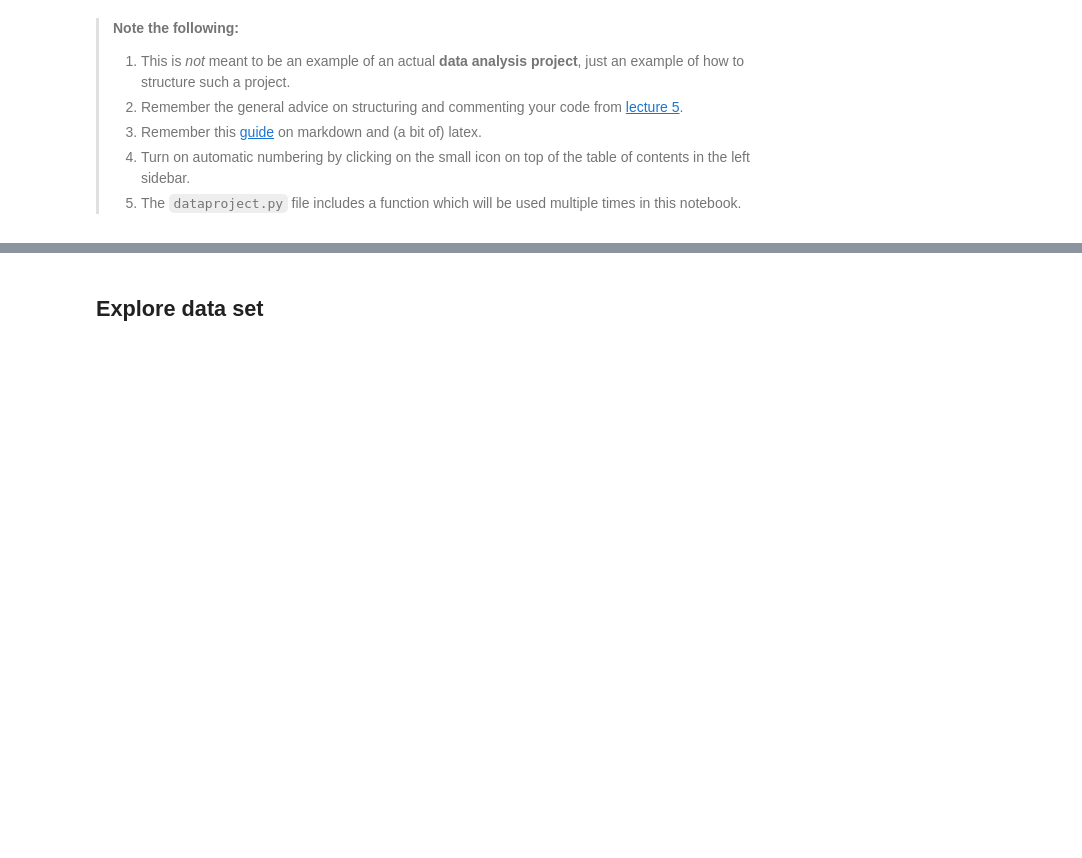
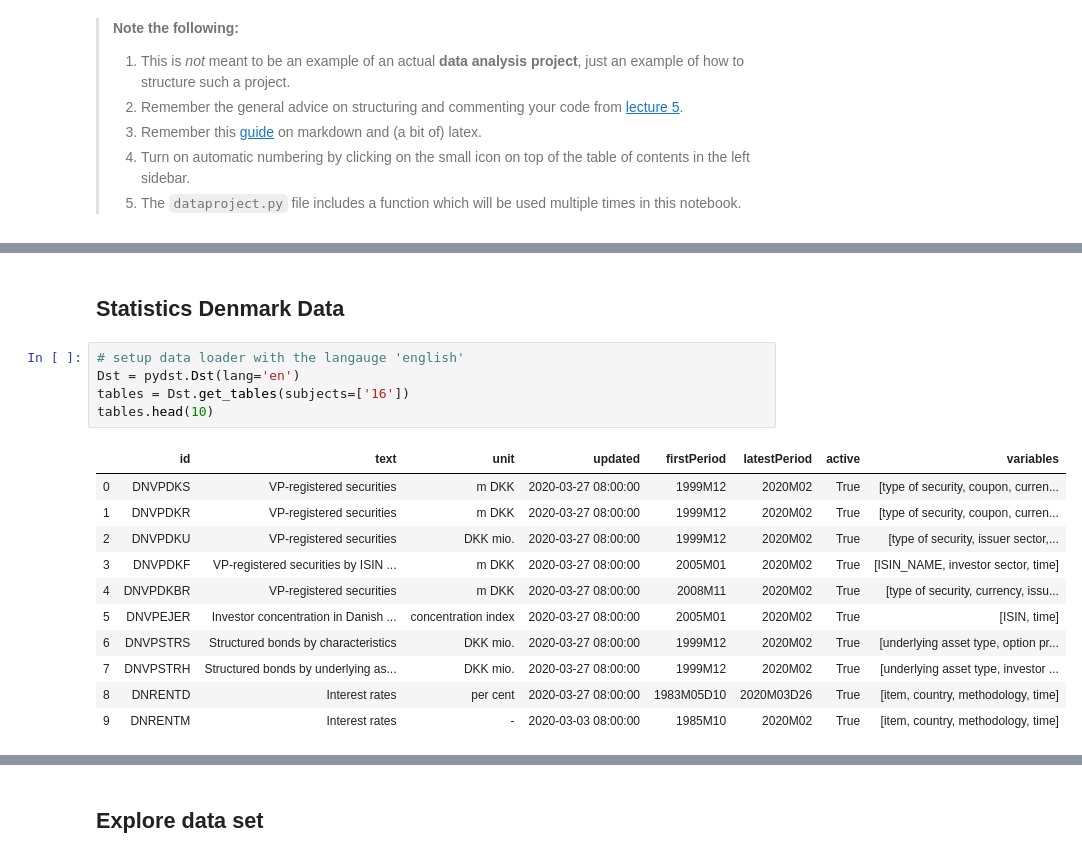
Before and after one commit to NumEconCopenhagen/projects-2020-kongeraekken-1, a Jupyter notebook: dataproject/dataproject.ipynb, the cells around one changed output, grey strips where cells are left out. Drawn from its saved outputs; the diff is of its cells as text; blank space fills up the shorter version.

```diff
--- a/dataproject/dataproject.ipynb
+++ b/dataproject/dataproject.ipynb
@@ -101,0 +78,19 @@ inc_long.head(5)
+# %% [markdown]
+## Statistics Denmark Data
+# %%
+# setup data loader with the langauge 'english'
+Dst = pydst.Dst(lang='en')
+tables = Dst.get_tables(subjects=['16'])
+tables.head(10)
+# %% [output]
+|  | id | text | unit | updated | firstPeriod | latestPeriod | active | variables |
+| 0 | DNVPDKS | VP-registered securities | m DKK | 2020-03-27 08:00:00 | 1999M12 | 2020M02 | True | [type of security, coupon, curren... |
+| 1 | DNVPDKR | VP-registered securities | m DKK | 2020-03-27 08:00:00 | 1999M12 | 2020M02 | True | [type of security, coupon, curren... |
+| 2 | DNVPDKU | VP-registered securities | DKK mio. | 2020-03-27 08:00:00 | 1999M12 | 2020M02 | True | [type of security, issuer sector,... |
+| 3 | DNVPDKF | VP-registered securities by ISIN ... | m DKK | 2020-03-27 08:00:00 | 2005M01 | 2020M02 | True | [ISIN_NAME, investor sector, time] |
+| 4 | DNVPDKBR | VP-registered securities | m DKK | 2020-03-27 08:00:00 | 2008M11 | 2020M02 | True | [type of security, currency, issu... |
+| 5 | DNVPEJER | Investor concentration in Danish ... | concentration index | 2020-03-27 08:00:00 | 2005M01 | 2020M02 | True | [ISIN, time] |
+| 6 | DNVPSTRS | Structured bonds by characteristics | DKK mio. | 2020-03-27 08:00:00 | 1999M12 | 2020M02 | True | [underlying asset type, option pr... |
+| 7 | DNVPSTRH | Structured bonds by underlying as... | DKK mio. | 2020-03-27 08:00:00 | 1999M12 | 2020M02 | True | [underlying asset type, investor ... |
+| 8 | DNRENTD | Interest rates | per cent | 2020-03-27 08:00:00 | 1983M05D10 | 2020M03D26 | True | [item, country, methodology, time] |
+| 9 | DNRENTM | Interest rates | - | 2020-03-03 08:00:00 | 1985M10 | 2020M02 | True | [item, country, methodology, time] |
```
Also changed, not shown: parts of 45 cells of this notebook, 1 other file.
